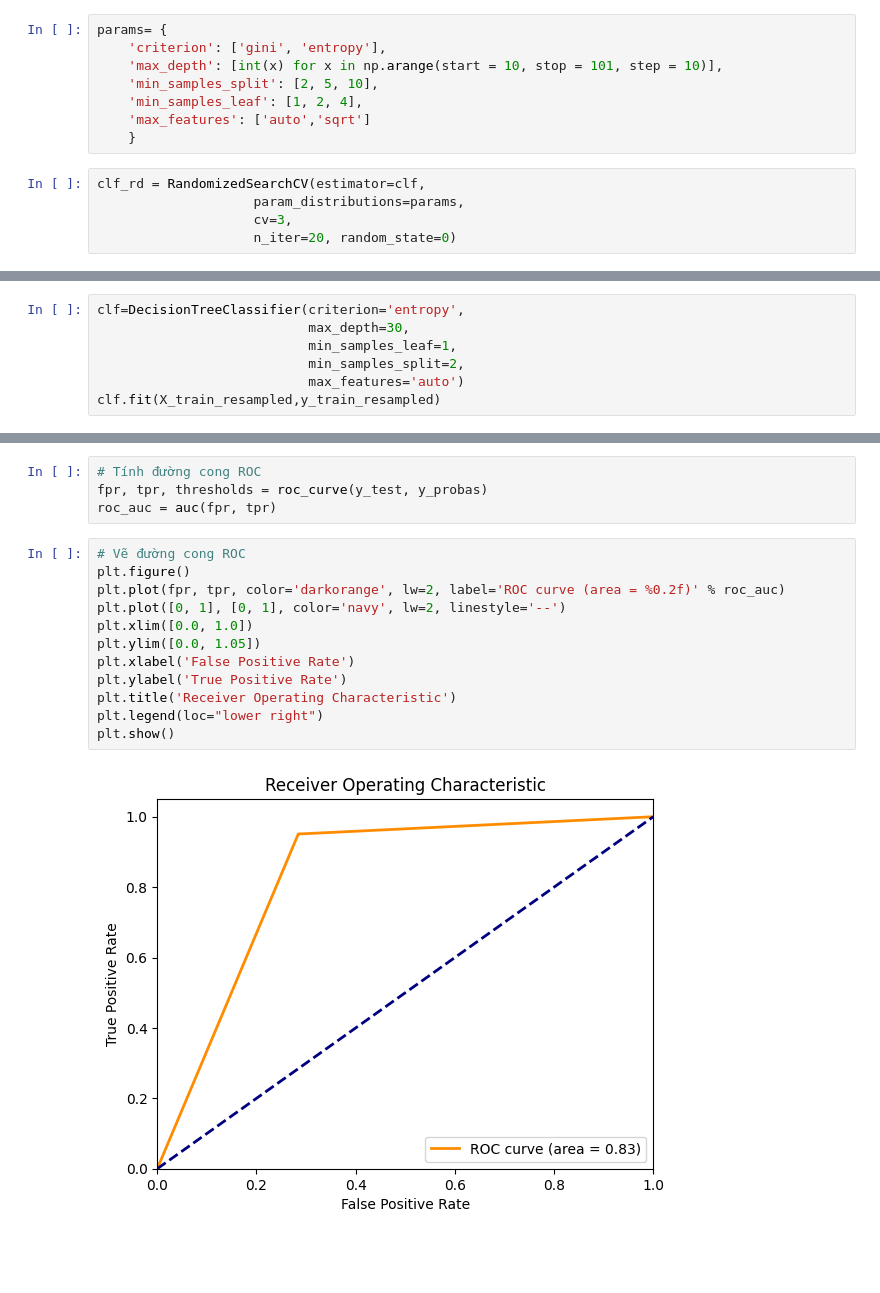
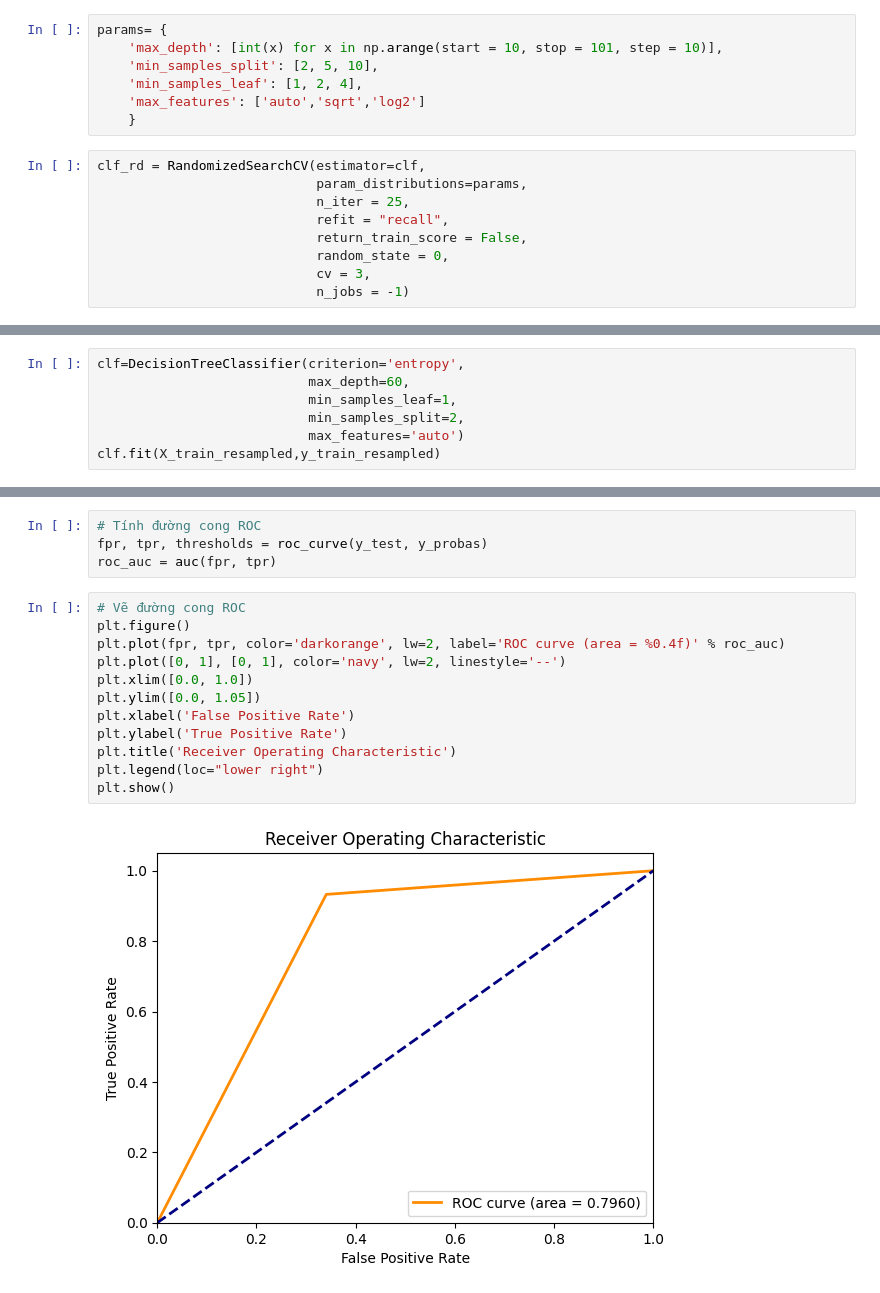
Before and after one commit to aiai142/CustomerChurn-DecisionTree-RF-XGB, a Jupyter notebook: 7-3/Oversampling/RandomSearch/Tree_RandomSearch.ipynb, the cells around one changed output, grey strips where cells are left out. Cells and saved outputs as stored; diff of their text form; blank space fills up the shorter version.

```diff
--- a/7-3/Oversampling/RandomSearch/Tree_RandomSearch.ipynb
+++ b/7-3/Oversampling/RandomSearch/Tree_RandomSearch.ipynb
@@ -61,17 +60,20 @@ print(X_train_resampled.shape)
 clf = DecisionTreeClassifier(random_state=0)
 # %%
 params= {
-    'criterion': ['gini', 'entropy'],
     'max_depth': [int(x) for x in np.arange(start = 10, stop = 101, step = 10)],
     'min_samples_split': [2, 5, 10],
     'min_samples_leaf': [1, 2, 4],
-    'max_features': ['auto','sqrt']
+    'max_features': ['auto','sqrt','log2']
     }
 # %%
 clf_rd = RandomizedSearchCV(estimator=clf,
-                    param_distributions=params,
-                    cv=3,
-                    n_iter=20, random_state=0)
+                            param_distributions=params,
+                            n_iter = 25,
+                            refit = "recall",
+                            return_train_score = False,
+                            random_state = 0,
+                            cv = 3,
+                            n_jobs = -1)
 # %%
 clf_rd.fit(X_train_resampled, y_train_resampled)
 # %% [output]
@@ -95,6 +96,6 @@ clf_rd.best_params_
 # %%
 clf=DecisionTreeClassifier(criterion='entropy',
-                           max_depth=30,
+                           max_depth=60,
                            min_samples_leaf=1,
                            min_samples_split=2,
                            max_features='auto')
@@ -147,14 +148,14 @@ roc_auc = auc(fpr, tpr)
 # %%
 # Vẽ đường cong ROC
 plt.figure()
-plt.plot(fpr, tpr, color='darkorange', lw=2, label='ROC curve (area = %0.2f)' % roc_auc)
+plt.plot(fpr, tpr, color='darkorange', lw=2, label='ROC curve (area = %0.4f)' % roc_auc)
 plt.plot([0, 1], [0, 1], color='navy', lw=2, linestyle='--')
 plt.xlim([0.0, 1.0])
 plt.ylim([0.0, 1.05])
 plt.xlabel('False Positive Rate')
 plt.ylabel('True Positive Rate')
 plt.title('Receiver Operating Characteristic')
 plt.legend(loc="lower right")
 plt.show()
 # %% [output]
-[figure, old version]
+[figure, new version]
```
Also changed, not shown: parts of 7 cells of this notebook, 21 other files.
